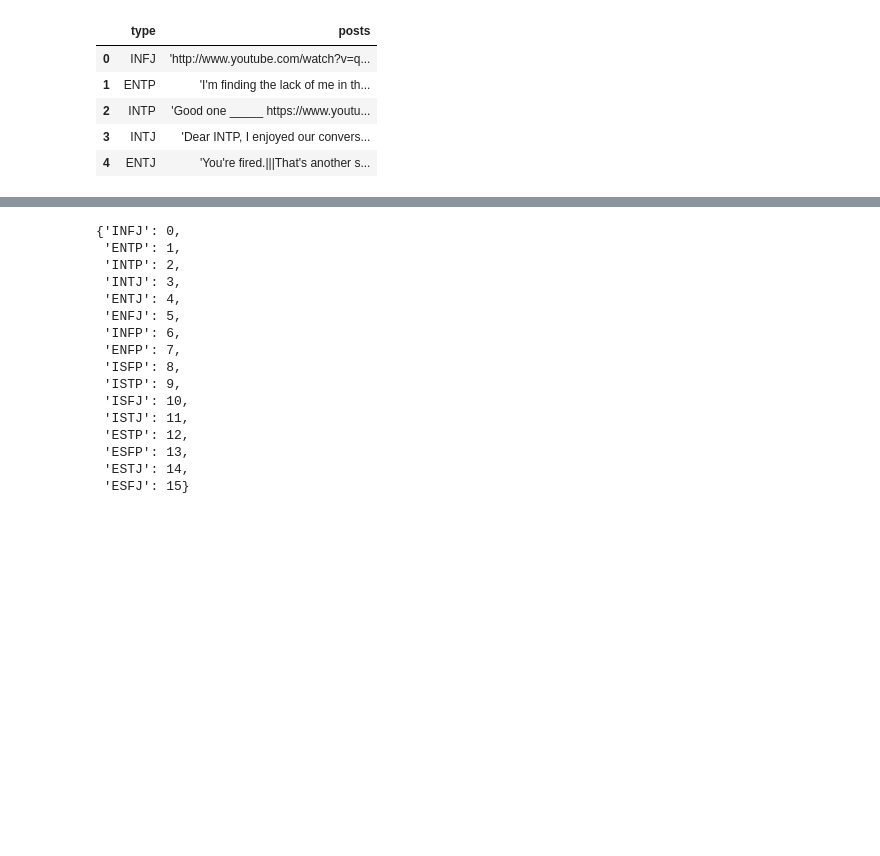
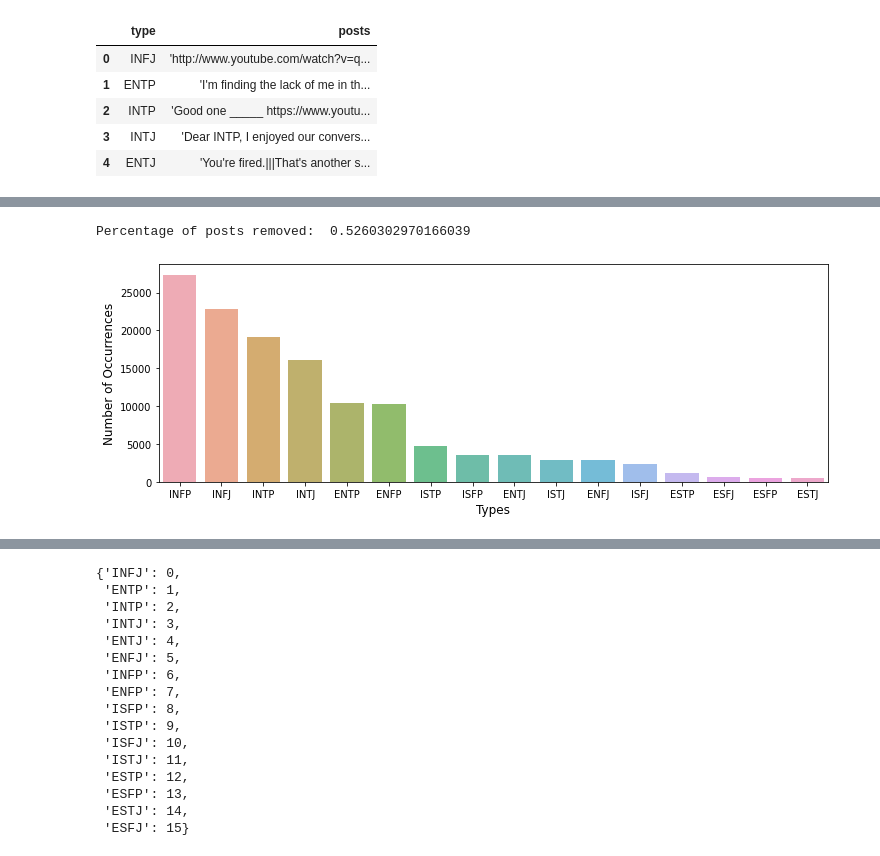
Before and after one commit to reaganrewop/Neural-Response-Generator-augmented-with-psychological-personalities, a Jupyter notebook: notebooks/de_final.ipynb, the cells around one changed output, grey strips where cells are left out. Saved outputs shown, nothing was run; the diff lists cells and outputs as text; code cells hidden in the pictures; blank space fills up the shorter version.

```diff
--- a/notebooks/de_final.ipynb
+++ b/notebooks/de_final.ipynb
@@ -85,3 +101,19 @@ else:
+# %%
+print ("Percentage of posts removed: ", removed_post/total_post)
+# %% [output]
+Percentage of posts removed:  0.5260302970166039
+# %%
+import seaborn as sns
+import matplotlib.pyplot as plt
+cnt_srs = new_data['type'].value_counts()
+
+plt.figure(figsize=(12,4))
+sns.barplot(cnt_srs.index, cnt_srs.values, alpha=0.8)
+plt.ylabel('Number of Occurrences', fontsize=12)
+plt.xlabel('Types', fontsize=12)
+plt.show()
+# %% [output]
+[figure, added]
 # %%
 import seaborn as sns
 import matplotlib.pyplot as plt
```
Also changed, not shown: parts of 37 cells of this notebook, 4 other files.
